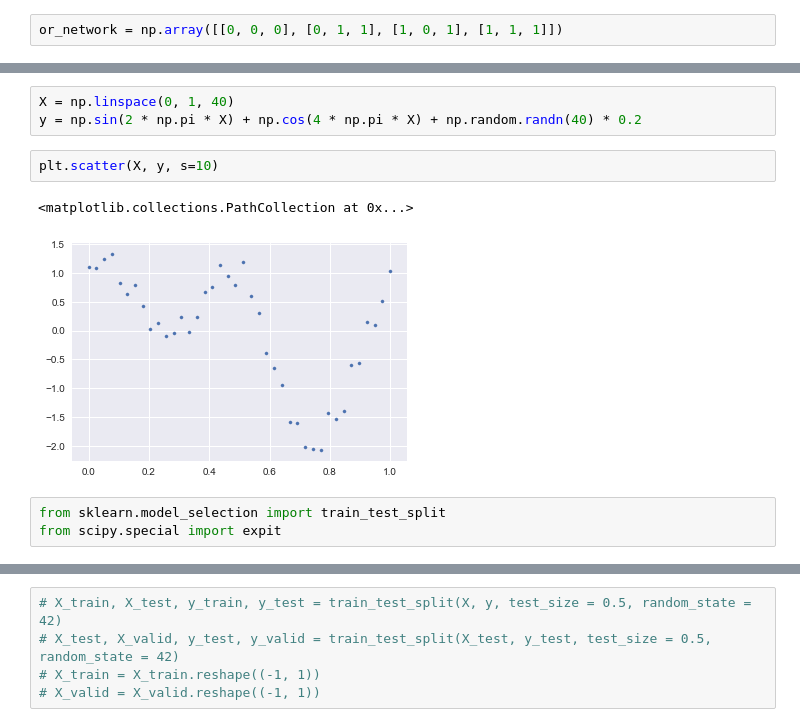
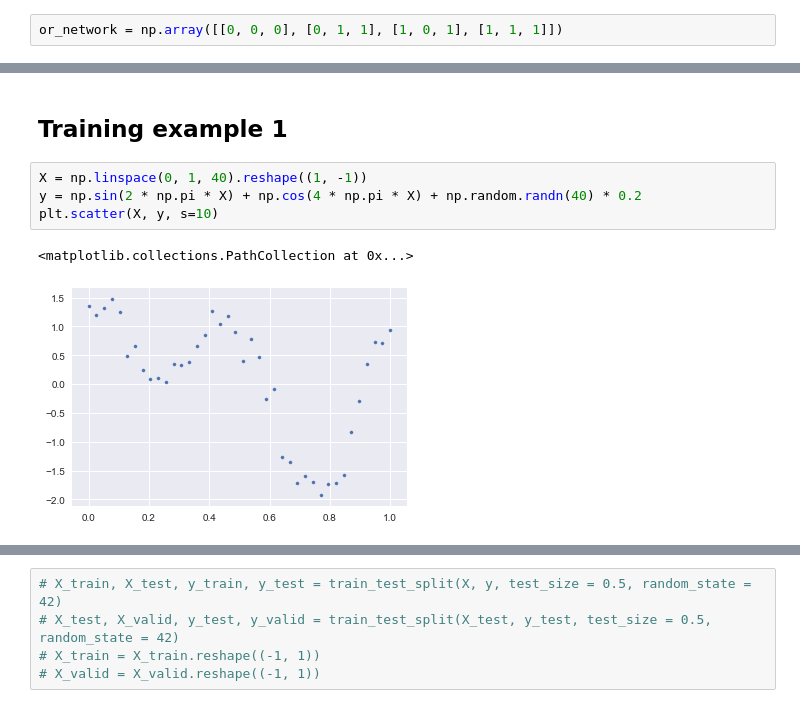
Before and after one commit to ejisoo/Fundamental-Machine-Learning, a Jupyter notebook: notebooks/Neural Network.ipynb, the cells around one changed output, grey strips where cells are left out. Cells and saved outputs as stored; diff of their text form.

```diff
--- a/notebooks/Neural Network.ipynb
+++ b/notebooks/Neural Network.ipynb
@@ -92,11 +350,9 @@ np.random.seed(42)
+# %% [markdown]
+## Training example 1
 # %%
-X = np.linspace(0, 1, 40)
+X = np.linspace(0, 1, 40).reshape((1, -1))
 y = np.sin(2 * np.pi * X) + np.cos(4 * np.pi * X) + np.random.randn(40) * 0.2
+plt.scatter(X, y, s=10)
+# %% [output]
+<matplotlib.collections.PathCollection at 0x...>
+[figure, added]
-# %%
-plt.scatter(X, y, s=10)
-# %% [output]
-<matplotlib.collections.PathCollection at 0x...>
-[figure, removed]
-# %%
-from sklearn.model_selection import train_test_split
-from scipy.special import expit
```
Also changed, not shown: parts of 48 cells of this notebook, 1 other file.
